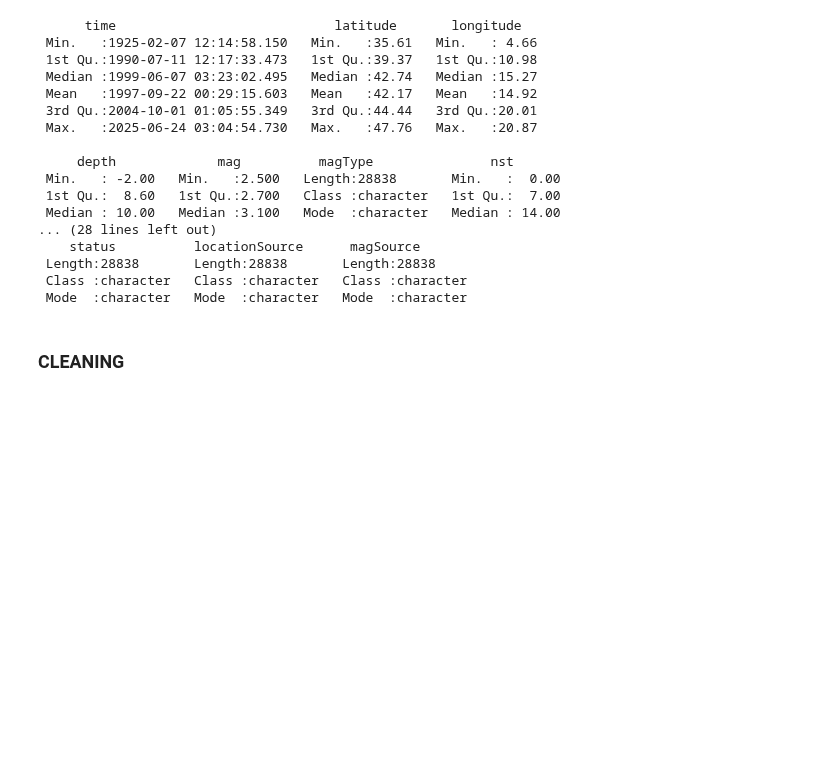
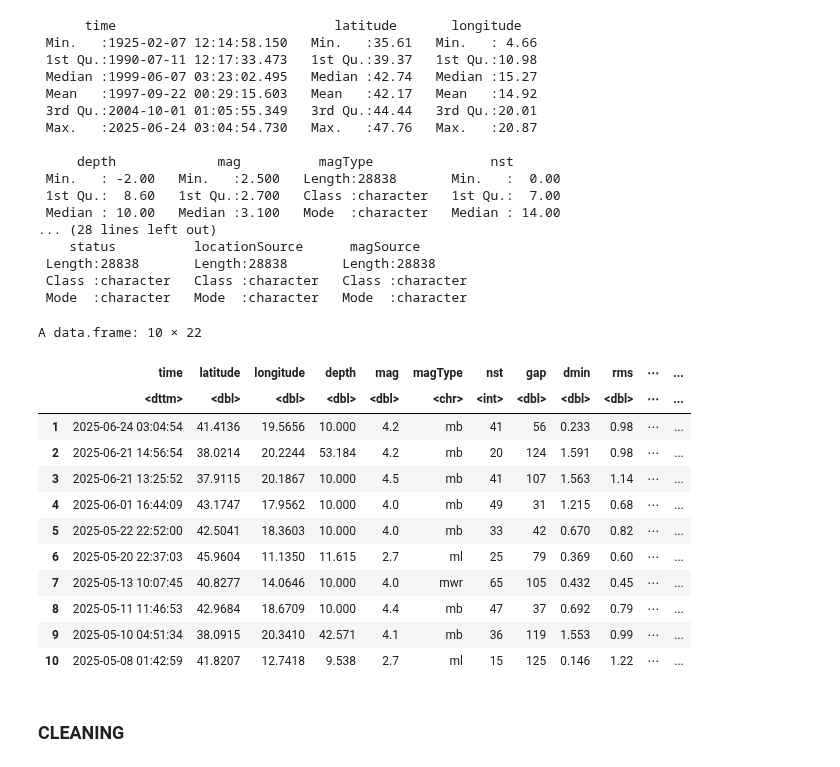
Before and after one commit to seccobenedetto/Earthquakes_Analysis_Italy, a Jupyter notebook: data_cleaning.ipynb, the cells around one changed output. Cells and saved outputs as stored; diff of their text form; code cells hidden in the pictures; blank space fills up the shorter version.

```diff
--- a/data_cleaning.ipynb
+++ b/data_cleaning.ipynb
@@ -136,6 +136,22 @@ summary(df)
  Length:28838       Length:28838       Length:28838
  Class :character   Class :character   Class :character
  Mode  :character   Mode  :character   Mode  :character
+# %%
+head(df,10)
+# %% [output]
+A data.frame: 10 × 22
+|  | time | latitude | longitude | depth | mag | magType | nst | gap | dmin | rms | ⋯ | ... |
+|  | <dttm> | <dbl> | <dbl> | <dbl> | <dbl> | <chr> | <int> | <dbl> | <dbl> | <dbl> | ⋯ | ... |
+| 1 | 2025-06-24 03:04:54 | 41.4136 | 19.5656 | 10.000 | 4.2 | mb | 41 | 56 | 0.233 | 0.98 | ⋯ | ... |
+| 2 | 2025-06-21 14:56:54 | 38.0214 | 20.2244 | 53.184 | 4.2 | mb | 20 | 124 | 1.591 | 0.98 | ⋯ | ... |
+| 3 | 2025-06-21 13:25:52 | 37.9115 | 20.1867 | 10.000 | 4.5 | mb | 41 | 107 | 1.563 | 1.14 | ⋯ | ... |
+| 4 | 2025-06-01 16:44:09 | 43.1747 | 17.9562 | 10.000 | 4.0 | mb | 49 | 31 | 1.215 | 0.68 | ⋯ | ... |
+| 5 | 2025-05-22 22:52:00 | 42.5041 | 18.3603 | 10.000 | 4.0 | mb | 33 | 42 | 0.670 | 0.82 | ⋯ | ... |
+| 6 | 2025-05-20 22:37:03 | 45.9604 | 11.1350 | 11.615 | 2.7 | ml | 25 | 79 | 0.369 | 0.60 | ⋯ | ... |
+| 7 | 2025-05-13 10:07:45 | 40.8277 | 14.0646 | 10.000 | 4.0 | mwr | 65 | 105 | 0.432 | 0.45 | ⋯ | ... |
+| 8 | 2025-05-11 11:46:53 | 42.9684 | 18.6709 | 10.000 | 4.4 | mb | 47 | 37 | 0.692 | 0.79 | ⋯ | ... |
+| 9 | 2025-05-10 04:51:34 | 38.0915 | 20.3410 | 42.571 | 4.1 | mb | 36 | 119 | 1.553 | 0.99 | ⋯ | ... |
+| 10 | 2025-05-08 01:42:59 | 41.8207 | 12.7418 | 9.538 | 2.7 | ml | 15 | 125 | 0.146 | 1.22 | ⋯ | ... |
 # %% [markdown]
 ### CLEANING
 # %% [markdown]
```
Also changed, not shown: parts of 4 cells of this notebook.
